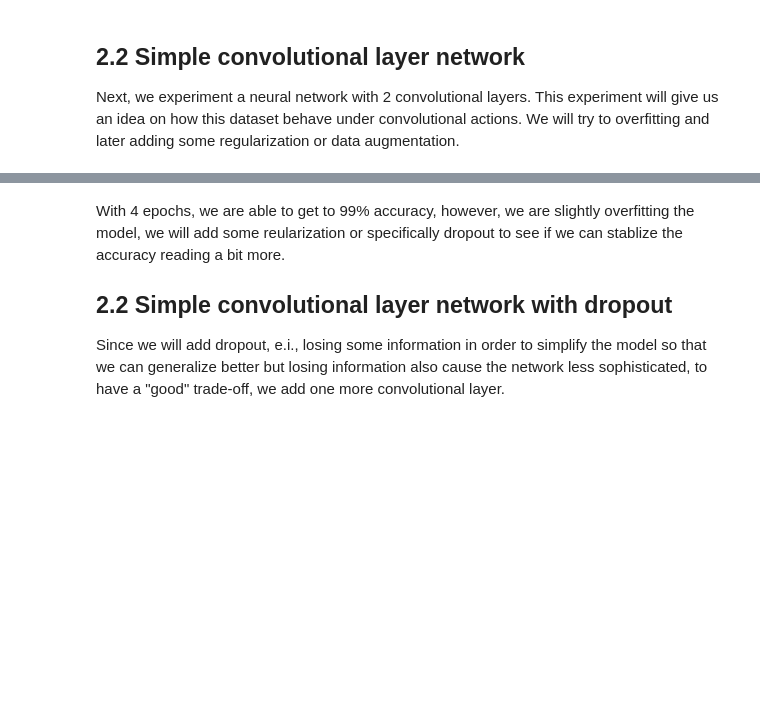
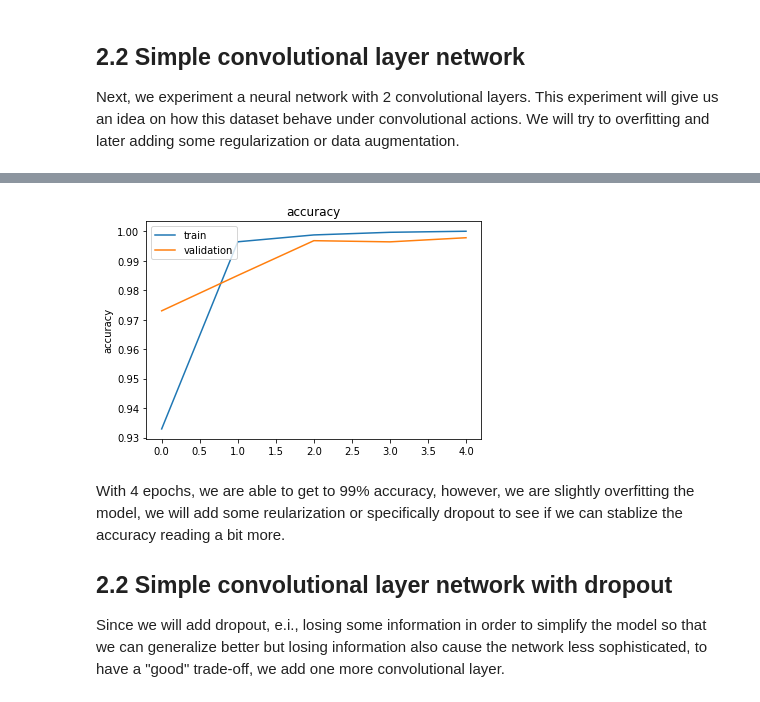
Before and after one commit to aattaran/Machine-Learning-with-Python, a Jupyter notebook: project1/Distracted_Driver_Detection_Classification2.ipynb, the cells around one changed output, grey strips where cells are left out. Drawn from its saved outputs; the diff is of its cells as text; code cells hidden in the pictures; blank space fills up the shorter version.

```diff
--- a/project1/Distracted_Driver_Detection_Classification2.ipynb
+++ b/project1/Distracted_Driver_Detection_Classification2.ipynb
@@ -493,3 +493,7 @@ plot_history(Ex2_history)
+# %%
+plot_acc(Ex2_history)
+# %% [output]
+[figure, added]
 # %%
 CNN_simple.save_weights(path+'models/CNN_simple.h5')
 # %% [markdown]
```
Also changed, not shown: parts of 38 cells of this notebook.
